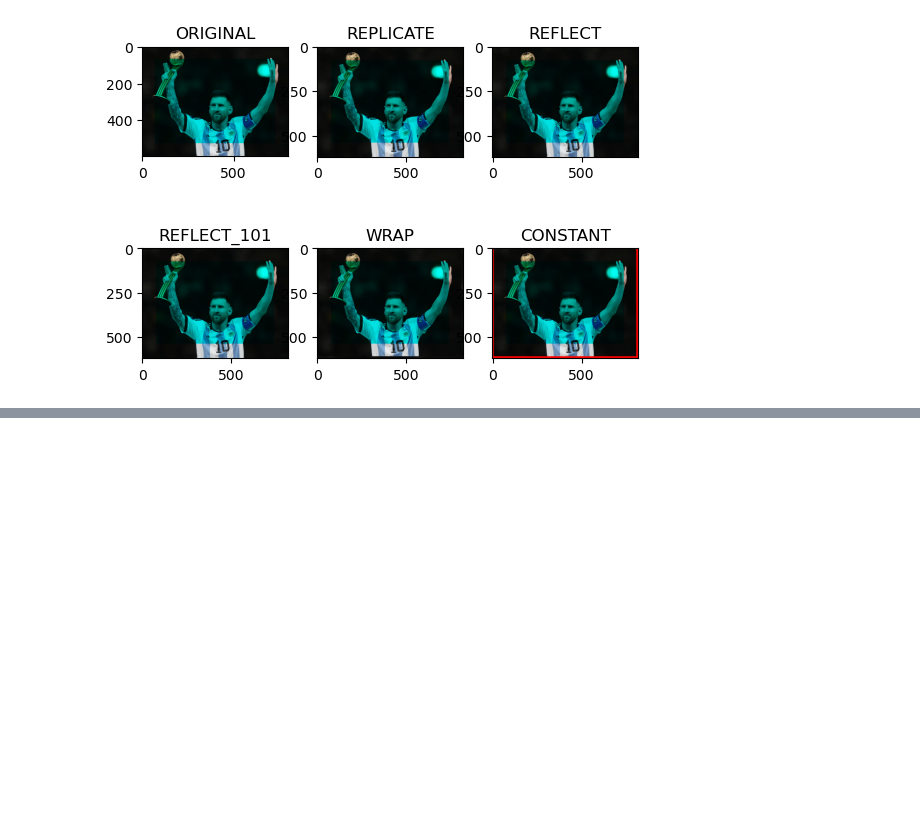
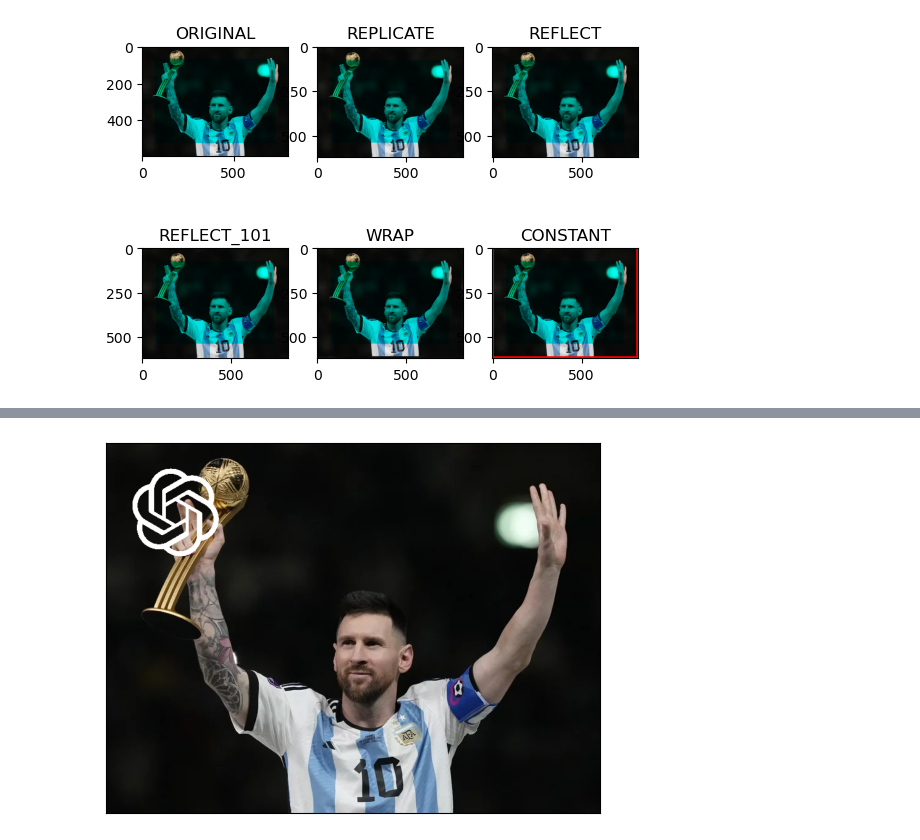
Before and after one commit to choc5/IP2023, a Jupyter notebook: chap1.3.ipynb, the cells around one changed output, grey strips where cells are left out. Cells and saved outputs as stored; diff of their text form; code cells hidden in the pictures; blank space fills up the shorter version.

```diff
--- a/chap1.3.ipynb
+++ b/chap1.3.ipynb
@@ -119,0 +120,40 @@ ret, mask = cv2.threshold()
+# %%
+# Load two images
+img2 = cv2.imread('images.png')
+img1 = cv2.imread('messi5.jpg')
+
+# I want to put logo on top-left corner, So I create a ROI
+rows,cols,channels = img2.shape
+roi = img1[0:rows, 0:cols ]
+# Now create a mask of logo and create its inverse mask also
+img2gray = cv2.cvtColor(img2,cv2.COLOR_BGR2GRAY)
+ret, mask = cv2.threshold(img2gray, 203, 255, cv2.THRESH_BINARY)
+mask_inv = cv2.bitwise_not(mask)
+# Now black-out the area of logo in ROI
+img1_bg = cv2.bitwise_and(roi,roi,mask = mask_inv)
+# Take only region of logo from logo image.
+img2_fg = cv2.bitwise_and(img2,img2,mask = mask)
+# Put logo in ROI and modify the main image
+dst = cv2.add(img1_bg,img2_fg)
+img1[0:rows, 0:cols ] = dst
+cv2.imshow('res',img1)
+cv2.waitKey(0)
+cv2.destroyAllWindows()
+# %%
+# Now black-out the area of logo in ROI
+img1_bg = cv2.bitwise_and(roi,roi,mask = mask_inv)
+
+# Take only region of logo from logo image.
+img2_fg = cv2.bitwise_and(img2,img2,mask = mask)
+
+# Put logo in ROI and modify the main image
+dst = cv2.add(img1_bg,img2_fg)
+img1[0:rows, 0:cols ] = dst
+
+img3=cv2.cvtColor(img1,cv2.COLOR_BGR2RGB)
+
+plt.imshow(img3)
+plt.xticks([]), plt.yticks([]) # to hide tick values on X and Y axis
+plt.show()
+# %% [output]
+[figure, added]
```
Also changed, not shown: parts of 6 cells of this notebook, 6 other files.
